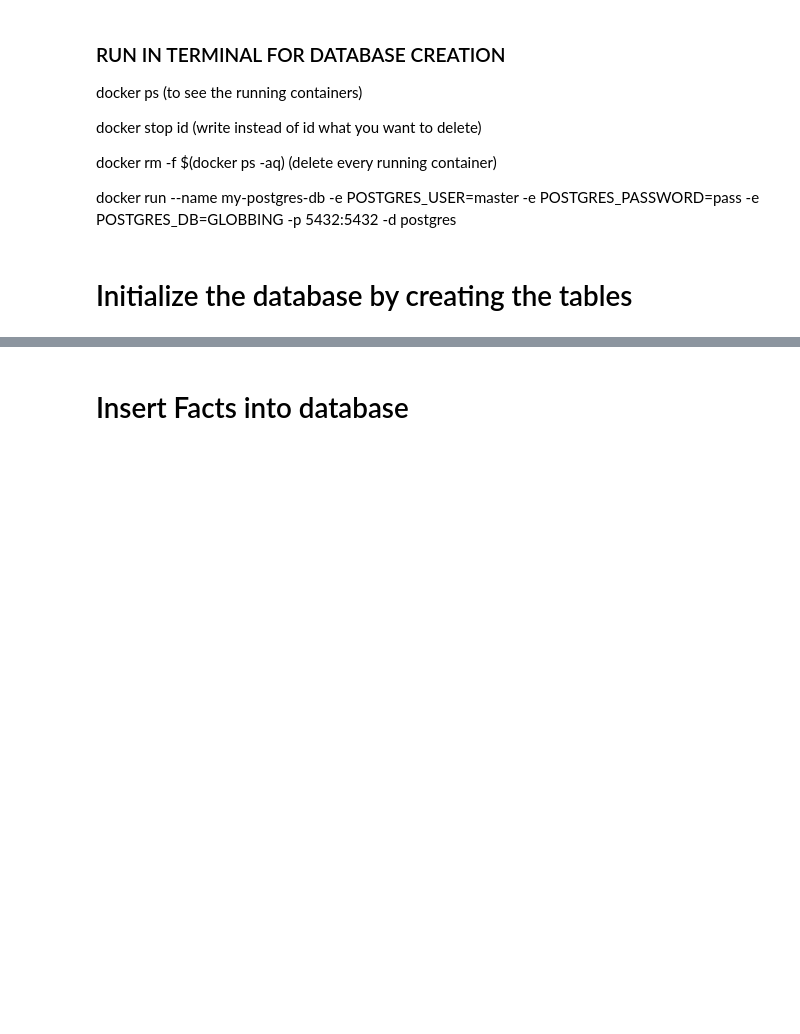
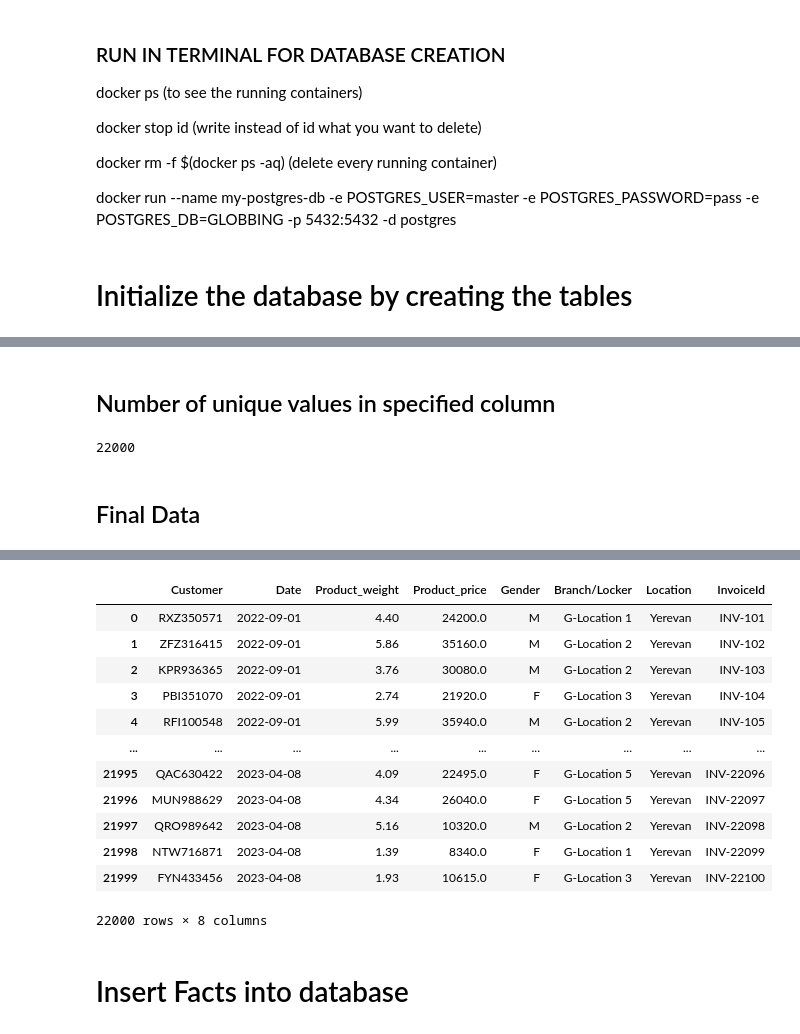
Before and after one commit to nareabg/esim, a Jupyter notebook: test.ipynb, the cells around one changed output, grey strips where cells are left out. Saved outputs shown, nothing was run; the diff lists cells and outputs as text; code cells hidden in the pictures; blank space fills up the shorter version.

Commit message:
prep

```diff
--- a/test.ipynb
+++ b/test.ipynb
@@ -20,0 +23,3 @@ Initializing the database.. done
+# %%
+from zenq.datapreparation.preparation import data_prep
+prep = data_prep()
@@ -20,0 +89,11 @@ Initializing the database.. done
+# %% [markdown]
+## Number of unique values in specified column
+# %%
+prep.num_of_unique_in_column('InvoiceId')
+# %% [output]
+22000
+# %% [markdown]
+## Final Data
+# %%
+prep.final_data()
+# %% [output]
@@ -21,3 +101,16 @@ Initializing the database.. done
+|  | Customer | Date | Product_weight | Product_price | Gender | Branch/Locker | Location | InvoiceId |
+| 0 | RXZ350571 | 2022-09-01 | 4.40 | 24200.0 | M | G-Location 1 | Yerevan | INV-101 |
+| 1 | ZFZ316415 | 2022-09-01 | 5.86 | 35160.0 | M | G-Location 2 | Yerevan | INV-102 |
+| 2 | KPR936365 | 2022-09-01 | 3.76 | 30080.0 | M | G-Location 2 | Yerevan | INV-103 |
+| 3 | PBI351070 | 2022-09-01 | 2.74 | 21920.0 | F | G-Location 3 | Yerevan | INV-104 |
+| 4 | RFI100548 | 2022-09-01 | 5.99 | 35940.0 | M | G-Location 2 | Yerevan | INV-105 |
+| ... | ... | ... | ... | ... | ... | ... | ... | ... |
+| 21995 | QAC630422 | 2023-04-08 | 4.09 | 22495.0 | F | G-Location 5 | Yerevan | INV-22096 |
+| 21996 | MUN988629 | 2023-04-08 | 4.34 | 26040.0 | F | G-Location 5 | Yerevan | INV-22097 |
+| 21997 | QRO989642 | 2023-04-08 | 5.16 | 10320.0 | M | G-Location 2 | Yerevan | INV-22098 |
+| 21998 | NTW716871 | 2023-04-08 | 1.39 | 8340.0 | F | G-Location 1 | Yerevan | INV-22099 |
+| 21999 | FYN433456 | 2023-04-08 | 1.93 | 10615.0 | F | G-Location 3 | Yerevan | INV-22100 |
+22000 rows × 8 columns
 # %% [markdown]
 # Insert Facts into database
 # %%
```
Also changed, not shown: parts of 12 cells of this notebook, 2 other files.
